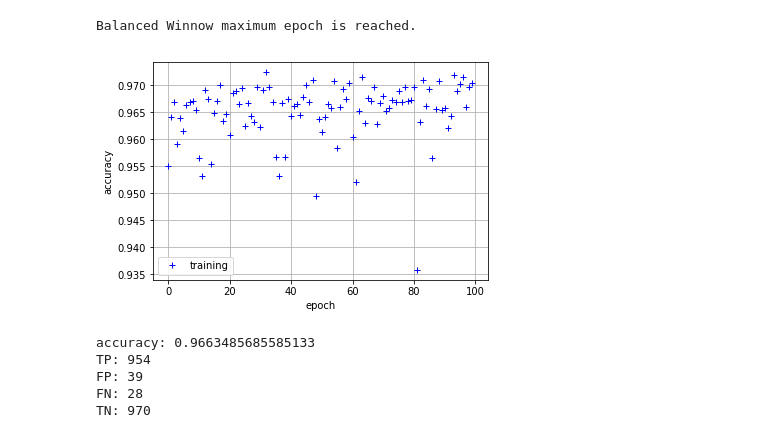
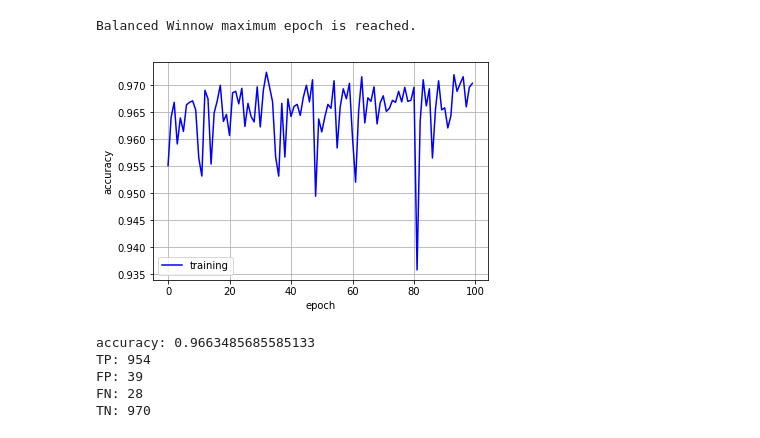
Before and after one commit to YilinGao/ML_assignments, a Jupyter notebook: hw1/hw1_code/p2.ipynb, the cells around one changed output. Saved outputs shown, nothing was run; the diff lists cells and outputs as text; code cells hidden in the pictures.

```diff
--- a/hw1/hw1_code/p2.ipynb
+++ b/hw1/hw1_code/p2.ipynb
@@ -443,16 +460,16 @@ Balanced Winnow maximum epoch is reached.
 # %%
 '''
 q2a plot
 '''
 I = epoch_accu_bw_train.shape[0]
-plt.plot(range(0, I), epoch_accu_bw_train[:, 0], 'b+', label = 'training')
+plt.plot(range(0, I), epoch_accu_bw_train[:, 0], 'b', label = 'training')
 plt.xlabel('epoch')
 plt.ylabel('accuracy')
 plt.legend()
 plt.grid()
 plt.show()
 # %% [output]
-[figure, old version]
+[figure, new version]
 # %%
 '''
 q2a
```
Also changed, not shown: parts of 8 cells of this notebook, 2 other files.
